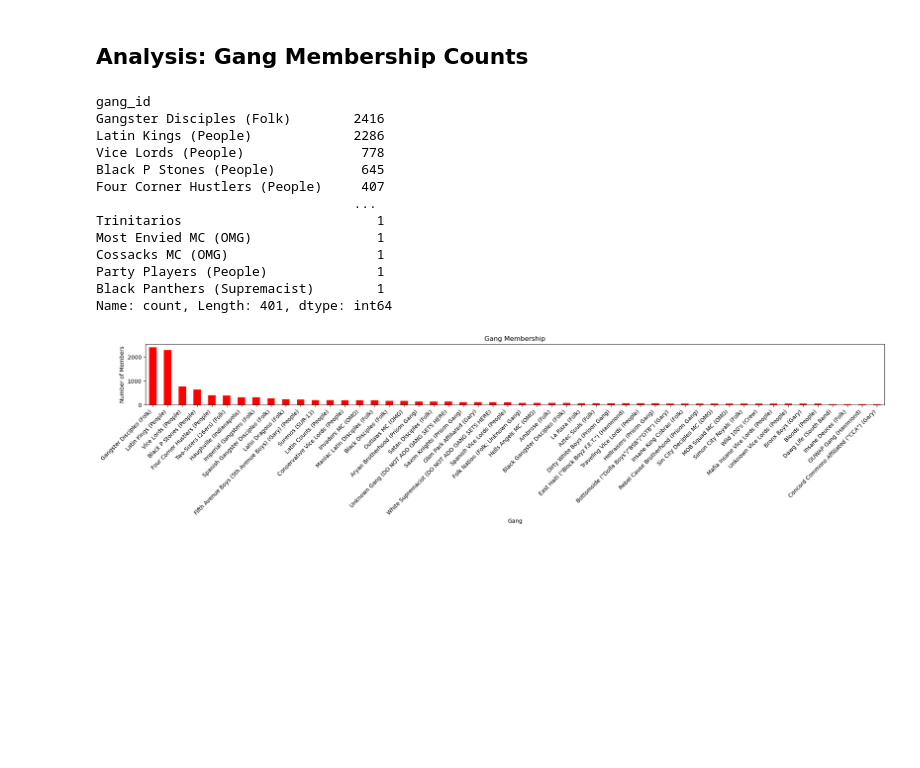
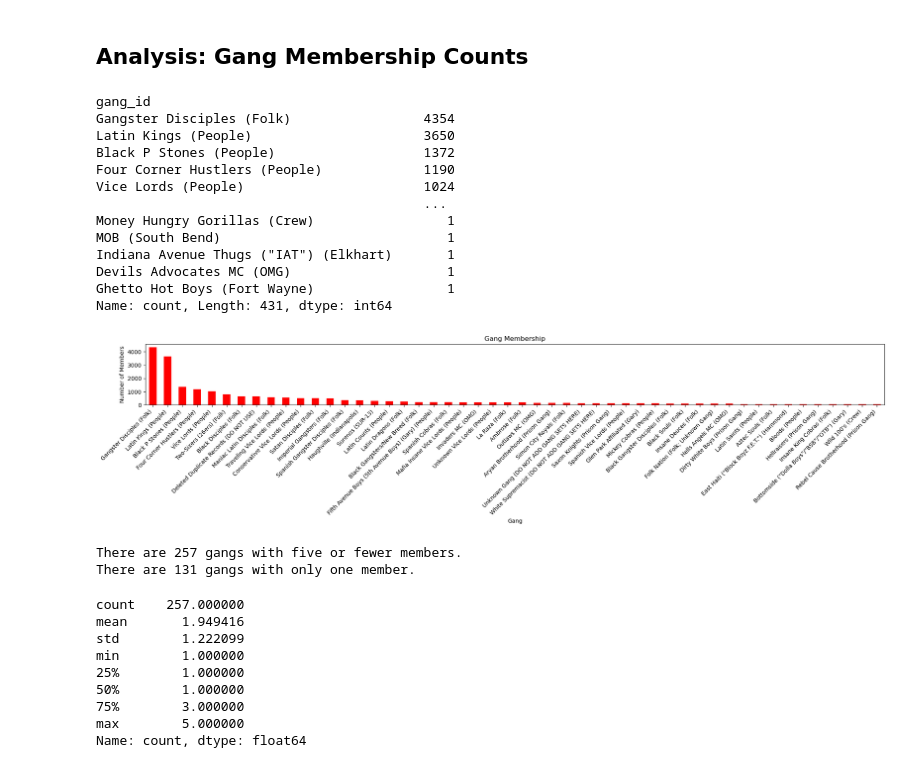
Before and after one commit to cedric066/INST204Audit, a Jupyter notebook: data_analysis.ipynb, the cells around one changed output. Saved outputs shown, nothing was run; the diff lists cells and outputs as text; code cells hidden in the pictures; blank space fills up the shorter version.

Commit message:
Fixed gang membership analysis

```diff
--- a/data_analysis.ipynb
+++ b/data_analysis.ipynb
@@ -460,38 +460,51 @@ There are 524 duplicate entries in the entire dataset.
 ## Analysis: Gang Membership Counts
 # %%
 # Get the counts of people in each gang
-gang_counts = looks_like_df["gang_id"].value_counts()
+gang_counts = base_df["gang_id"].value_counts()
 
 # There are too many gangs to graph all of them
 print(gang_counts)
+under_five = gang_counts[gang_counts <= 5]
+one_member = gang_counts[gang_counts == 1]
 gang_counts = gang_counts.head(50)
 
 # Plot a histogram of the membership amounts in each gang
 plt.figure(figsize=(20, 5))
 gang_counts.plot(kind='bar', color='red')
 plt.title('Gang Membership')
 plt.xlabel('Gang')
 plt.ylabel('Number of Members')
 plt.xticks(rotation=45, ha='right')
 plt.tight_layout()
 plt.show()
 
-# TODO: BROKEN. Print the gangs that have less than five members
-# under_five = gang_counts[gang_counts <= 5]
-# print(f"There are {under_five.size} gangs with five or fewer members.")
-# print(f"There are {gang_counts.loc[lambda x : x == 5].size} gangs with one member.")
+# Print the gangs that have less than five members
+print(f"There are {under_five.size} gangs with five or fewer members.")
+print(f"There are {one_member.size} gangs with only one member.")
+under_five.describe()
 # %% [output]
 gang_id
-Gangster Disciples (Folk)        2416
-Latin Kings (People)             2286
-Vice Lords (People)               778
-Black P Stones (People)           645
-Four Corner Hustlers (People)     407
-                                 ...
-Trinitarios                         1
-Most Envied MC (OMG)                1
-Cossacks MC (OMG)                   1
-Party Players (People)              1
-Black Panthers (Supremacist)        1
-Name: count, Length: 401, dtype: int64
+Gangster Disciples (Folk)                 4354
+Latin Kings (People)                      3650
+Black P Stones (People)                   1372
+Four Corner Hustlers (People)             1190
+Vice Lords (People)                       1024
+                                          ...
+Money Hungry Gorillas (Crew)                 1
+MOB (South Bend)                             1
+Indiana Avenue Thugs ("IAT") (Elkhart)       1
+Devils Advocates MC (OMG)                    1
+Ghetto Hot Boys (Fort Wayne)                 1
+Name: count, Length: 431, dtype: int64
-[figure, old version]
+[figure, new version]
+There are 257 gangs with five or fewer members.
+There are 131 gangs with only one member.
+count    257.000000
+mean       1.949416
+std        1.222099
+min        1.000000
+25%        1.000000
+50%        1.000000
+75%        3.000000
+max        5.000000
+Name: count, dtype: float64
```
